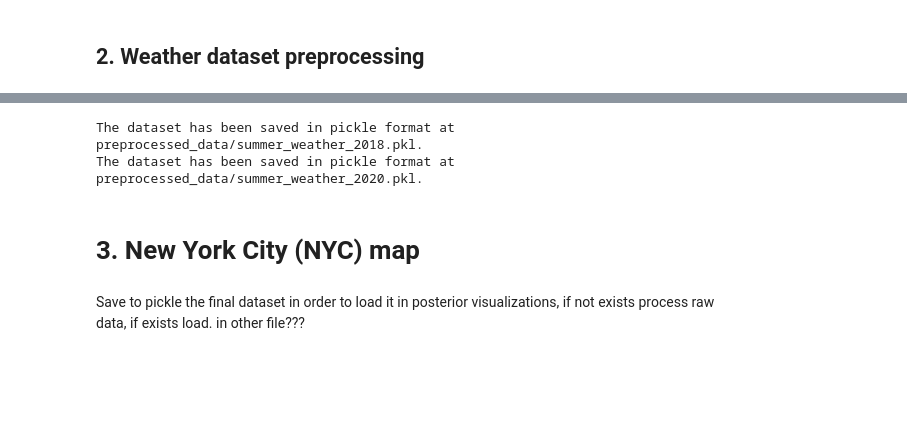
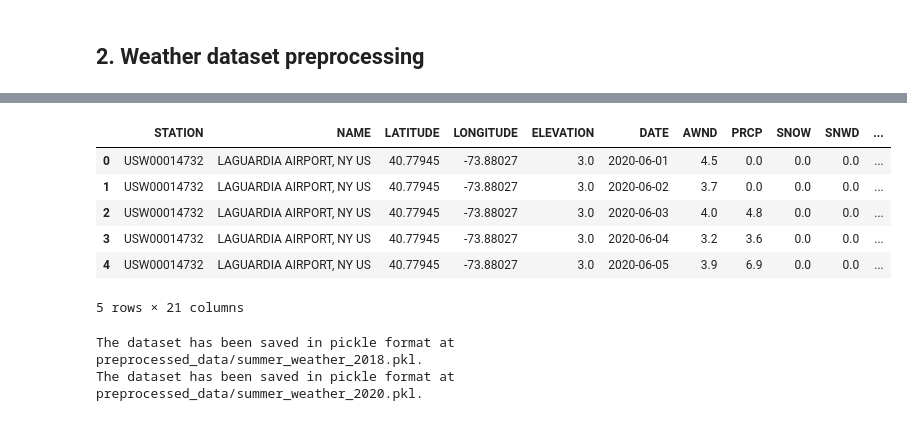
Before and after one commit to lluc-palou/vi, a Jupyter notebook: Project I/preprocessing.ipynb, the cells around one changed output, grey strips where cells are left out. Cells and saved outputs as stored; diff of their text form; code cells hidden in the pictures; blank space fills up the shorter version.

```diff
--- a/Project I/preprocessing.ipynb
+++ b/Project I/preprocessing.ipynb
@@ -303,3 +428,13 @@ summer_weather_2020.reset_index(drop=True, inplace=True)
+# %%
+summer_weather_2020.head()
+# %% [output]
+|  | STATION | NAME | LATITUDE | LONGITUDE | ELEVATION | DATE | AWND | PRCP | SNOW | SNWD | ... |
+| 0 | USW00014732 | LAGUARDIA AIRPORT, NY US | 40.77945 | -73.88027 | 3.0 | 2020-06-01 | 4.5 | 0.0 | 0.0 | 0.0 | ... |
+| 1 | USW00014732 | LAGUARDIA AIRPORT, NY US | 40.77945 | -73.88027 | 3.0 | 2020-06-02 | 3.7 | 0.0 | 0.0 | 0.0 | ... |
+| 2 | USW00014732 | LAGUARDIA AIRPORT, NY US | 40.77945 | -73.88027 | 3.0 | 2020-06-03 | 4.0 | 4.8 | 0.0 | 0.0 | ... |
+| 3 | USW00014732 | LAGUARDIA AIRPORT, NY US | 40.77945 | -73.88027 | 3.0 | 2020-06-04 | 3.2 | 3.6 | 0.0 | 0.0 | ... |
+| 4 | USW00014732 | LAGUARDIA AIRPORT, NY US | 40.77945 | -73.88027 | 3.0 | 2020-06-05 | 3.9 | 6.9 | 0.0 | 0.0 | ... |
+5 rows × 21 columns
 # %%
 def save(data, file_path):
     """
@@ -315,7 +450,3 @@ save(summer_weather_2020, 'preprocessed_data/summer_weather_2020.pkl')
 # %% [output]
 The dataset has been saved in pickle format at preprocessed_data/summer_weather_2018.pkl.
 The dataset has been saved in pickle format at preprocessed_data/summer_weather_2020.pkl.
-# %% [markdown]
-# 3. New York City (NYC) map
-# %% [markdown]
-Save to pickle the final dataset in order to load it in posterior visualizations, if not exists process raw data, if exists load. in other file???
```
Also changed, not shown: parts of 14 cells of this notebook.
